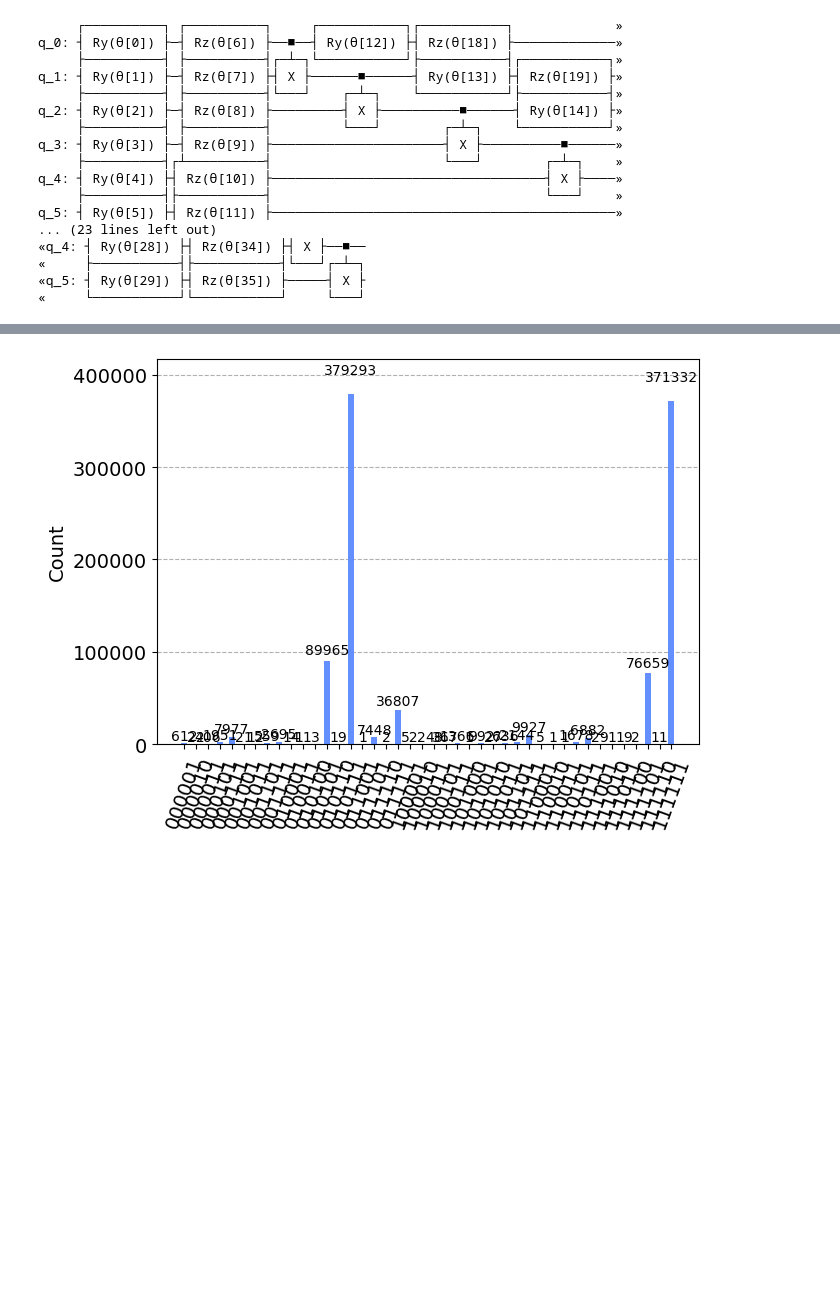
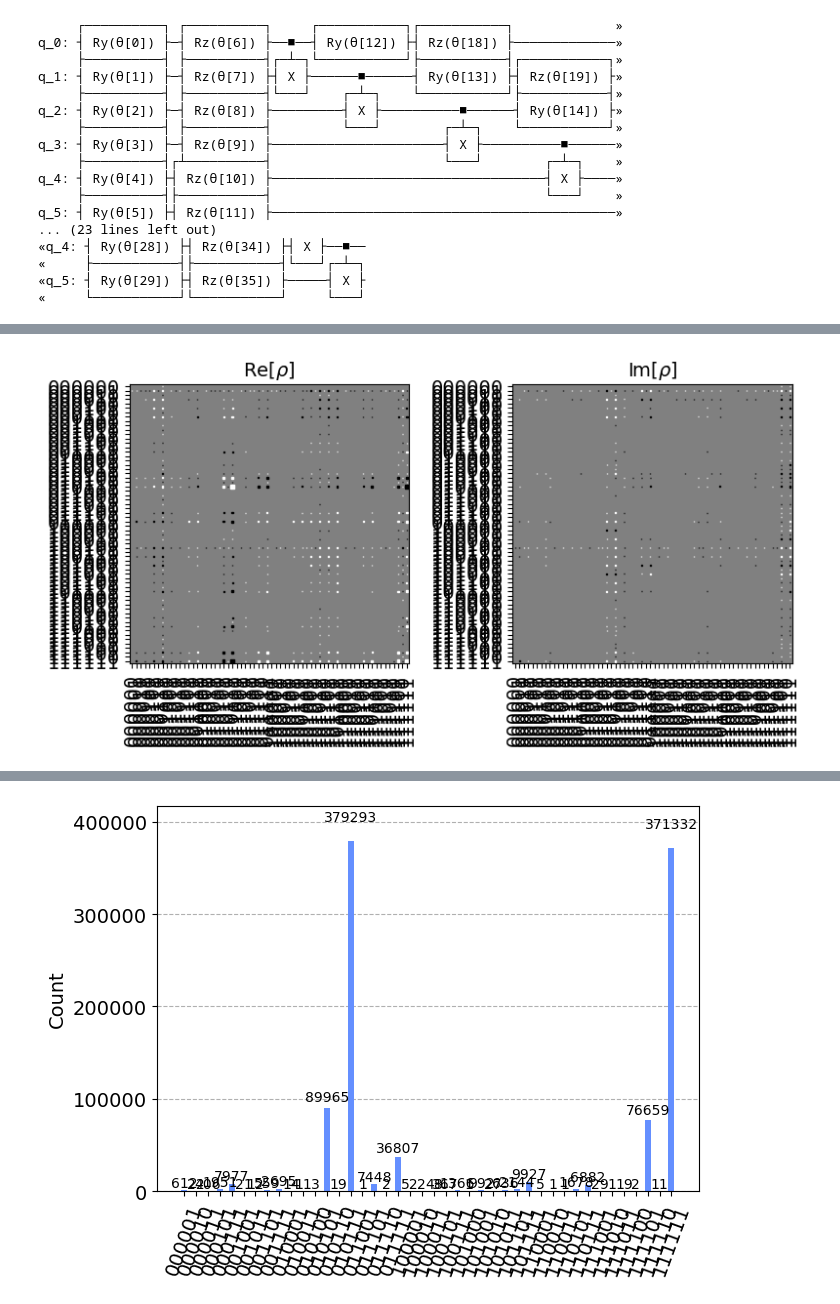
Before and after one commit to Apanizza197/open-science-IBM, a Jupyter notebook: pruebas.ipynb, the cells around one changed output, grey strips where cells are left out. Saved outputs shown, nothing was run; the diff lists cells and outputs as text; code cells hidden in the pictures; blank space fills up the shorter version.

```diff
--- a/pruebas.ipynb
+++ b/pruebas.ipynb
@@ -103,0 +107,4 @@ Statevector([ 5.67084299e-04-8.10691024e-04j,
+# %%
+plot_state_hinton(psi)
+# %% [output]
+[figure, added]
```
Also changed, not shown: parts of 8 cells of this notebook, 3 other files.
